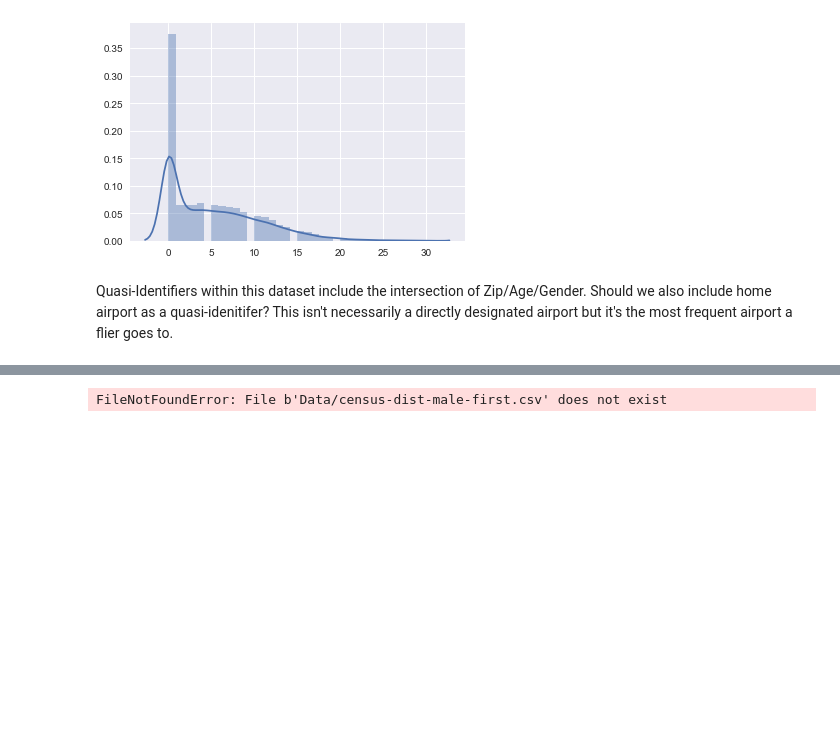
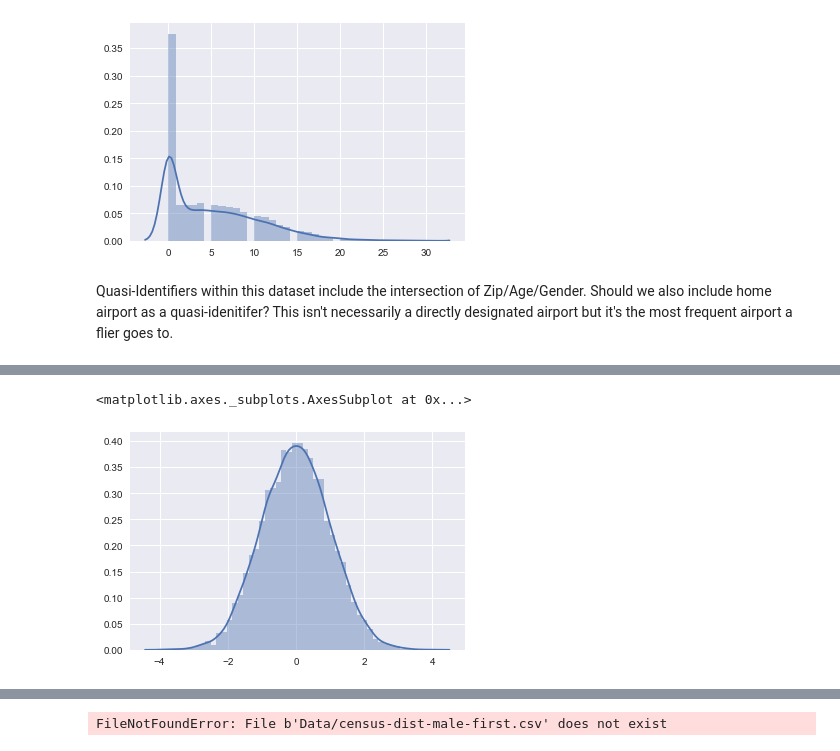
Before and after one commit to dpmurraygt/7349TermProject, a Jupyter notebook: An Approach to Anonymizing and Protecting Data for Publication.ipynb, the cells around one changed output, grey strips where cells are left out. Drawn from its saved outputs; the diff is of its cells as text; code cells hidden in the pictures; blank space fills up the shorter version.

```diff
--- a/An Approach to Anonymizing and Protecting Data for Publication.ipynb
+++ b/An Approach to Anonymizing and Protecting Data for Publication.ipynb
@@ -285,0 +311,5 @@ Name: origin, dtype: object
+# %%
+sns.distplot(ScaledAge)
+# %% [output]
+<matplotlib.axes._subplots.AxesSubplot at 0x...>
+[figure, added]
```
Also changed, not shown: parts of 10 cells of this notebook.
